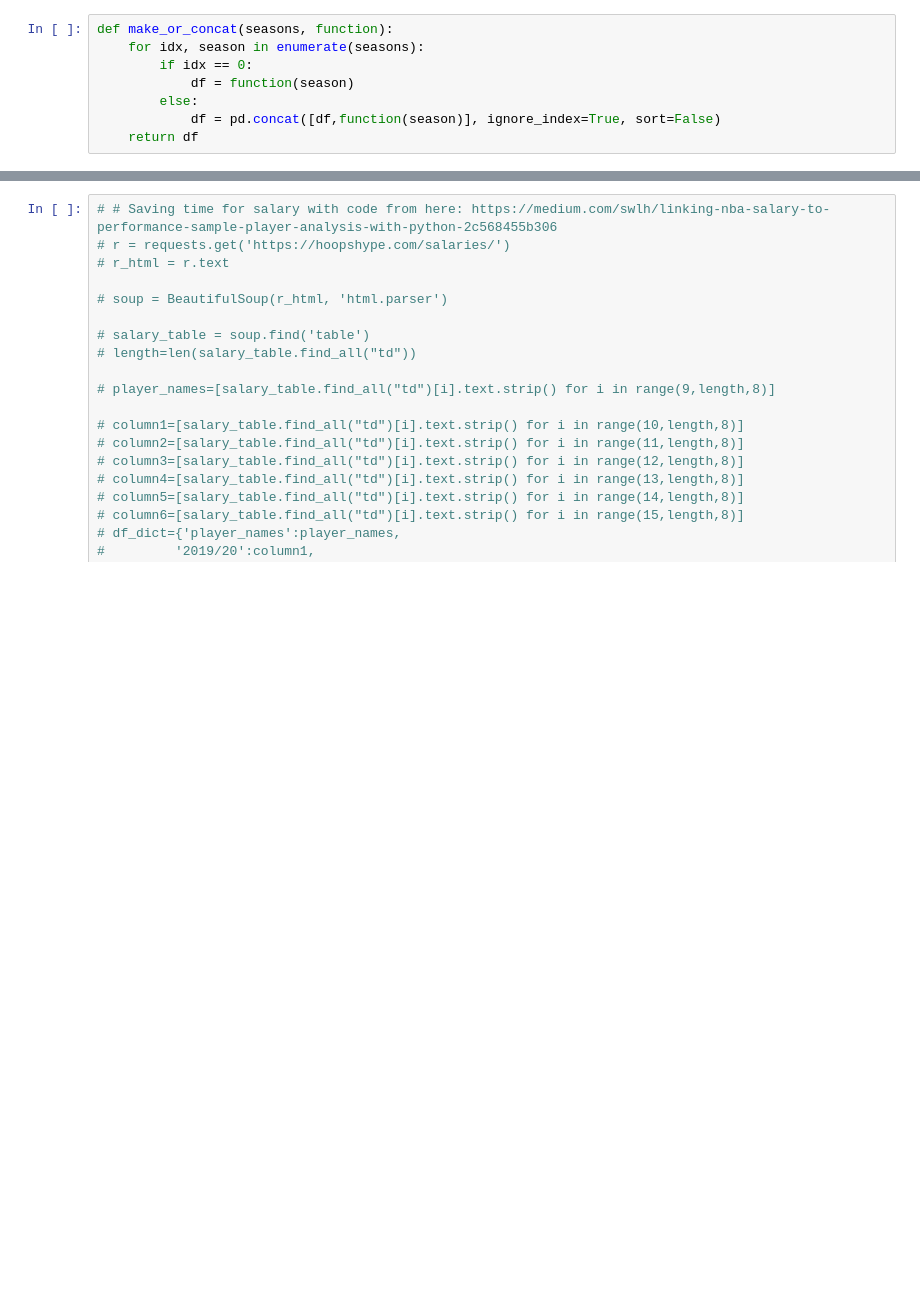
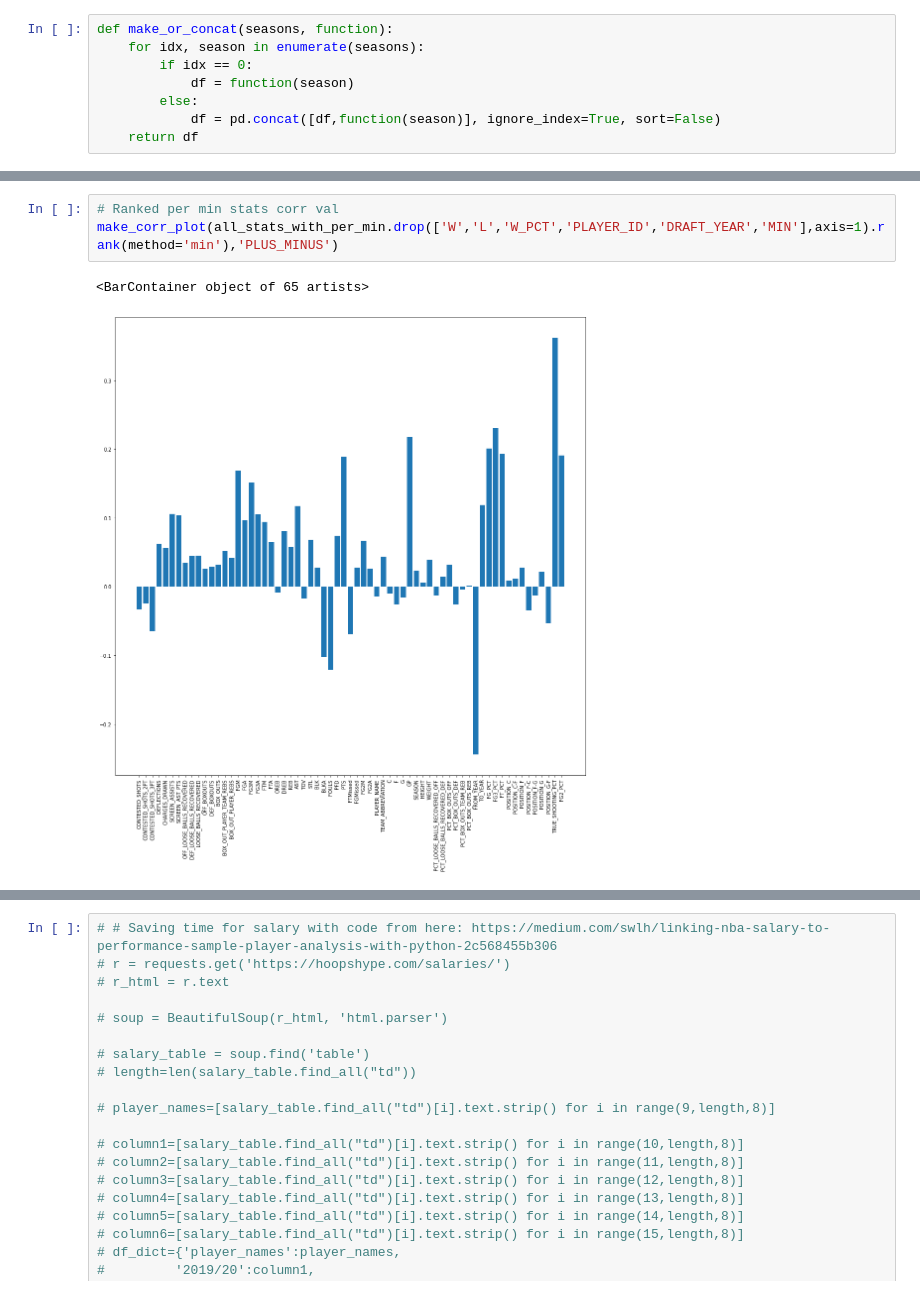
Before and after one commit to ImWesAdams/NBAPredictionsAndData, a Jupyter notebook: Analyzing and Regressing NBA Box Plus Minus.ipynb, the cells around one changed output, grey strips where cells are left out. Drawn from its saved outputs; the diff is of its cells as text; blank space fills up the shorter version.

Commit message:
Some cleaning up of code and rank work

```diff
--- a/Analyzing and Regressing NBA Box Plus Minus.ipynb
+++ b/Analyzing and Regressing NBA Box Plus Minus.ipynb
@@ -137 +180,7 @@ corr_df[corr_df.index.isin(keep_index)]
+# %%
+# Ranked per min stats corr val
+make_corr_plot(all_stats_with_per_min.drop(['W','L','W_PCT','PLAYER_ID','DRAFT_YEAR','MIN'],axis=1).rank(method='min'),'PLUS_MINUS')
+# %% [output]
+<BarContainer object of 65 artists>
+[figure, added]
 # %%
```
Also changed, not shown: parts of 31 cells of this notebook.
